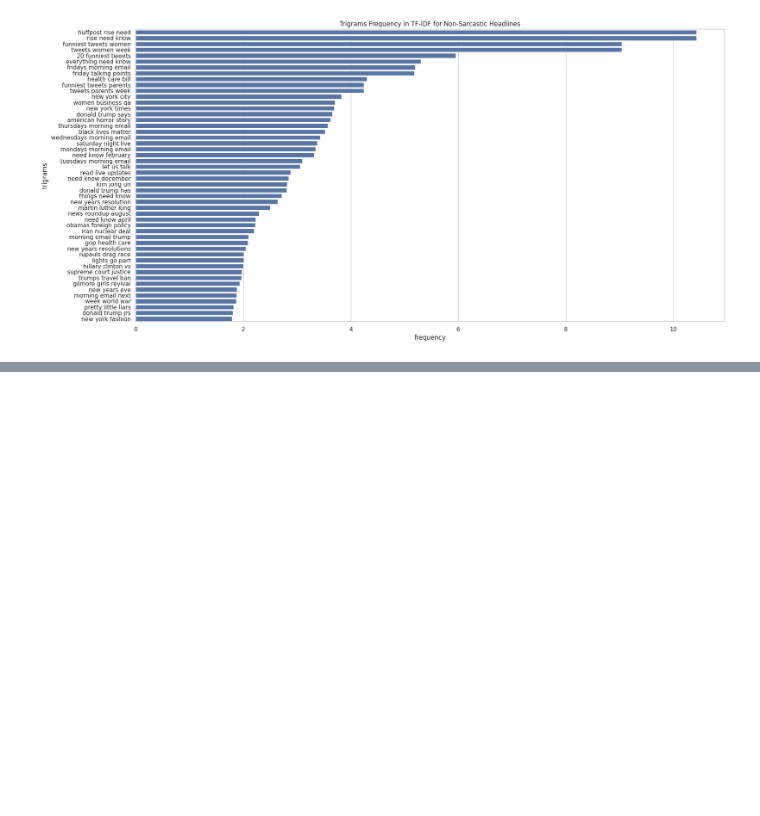
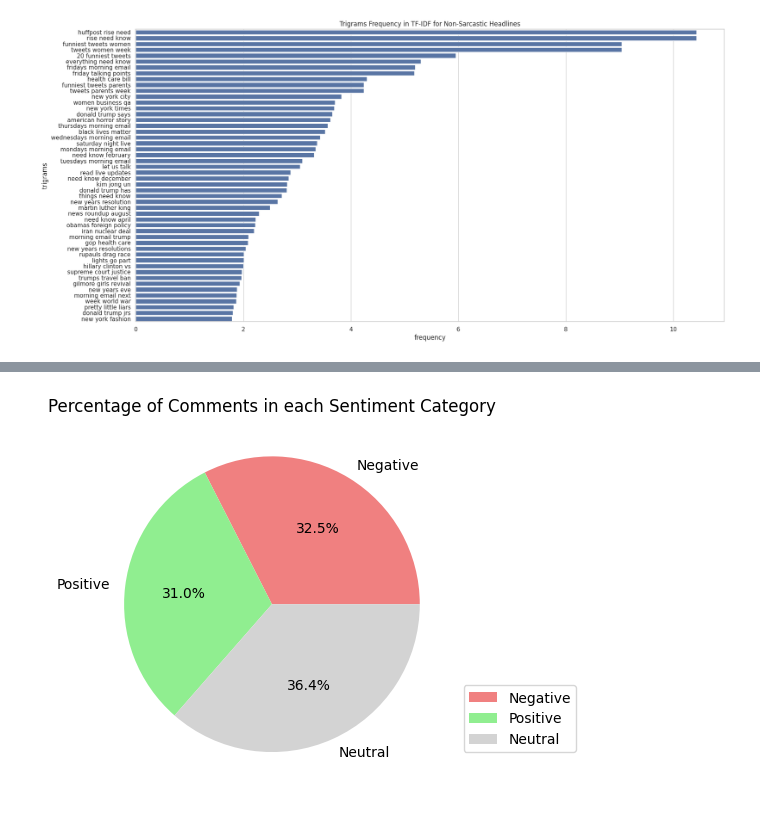
Before and after one commit to vigonometry/CS4248_Group8_SarcasmDetection, a Jupyter notebook: 03_EDA.ipynb, the cells around one changed output, grey strips where cells are left out. Drawn from its saved outputs; the diff is of its cells as text; code cells hidden in the pictures; blank space fills up the shorter version.

```diff
--- a/03_EDA.ipynb
+++ b/03_EDA.ipynb
@@ -33,7 +46,6 @@ def literal_eval_column(column):
     except (ValueError, SyntaxError):
         return column
 
-# 列表类型的列名
 columns_to_parse = [
     'tokenized_text_nltk', 'tokenized_text_spacy',
     'pos_tagged_text_spacy', 'lemmatized_text_spacy',
@@ -41,12 +53,10 @@ columns_to_parse = [
     'bpe_tokens', 'wordpiece_tokens'
 ]
 
-# 创建一个字典用于converters参数
 converters = {col: literal_eval_column for col in columns_to_parse}
 
-# 读取CSV文件并应用converters
-preprocessed_stopword_removed = pd.read_csv('/content/drive/MyDrive/CS4248/CS4248_Group8_SarcasmDetection/data/preprocessed_stopwords_removed.csv', converters=converters)
-preprocessed=pd.read_csv('/content/drive/MyDrive/CS4248/CS4248_Group8_SarcasmDetection/data/preprocessed.csv',converters=converters)
+preprocessed_stopword_removed = pd.read_csv('data/preprocessed_stopwords_removed.csv', converters=converters)
+preprocessed=pd.read_csv('data/preprocessed.csv',converters=converters)
 # %%
 preprocessed_stopword_removed.head()
 # %% [output]
@@ -643,0 +727,16 @@ plt.show()
+# %%
+# visualize the distribution of sentiment category
+senti_pie_count_list = []
+senti_pie_count_list.append(len(sentiment_df[sentiment_df['compound'] < -0.05]))
+senti_pie_count_list.append(len(sentiment_df[sentiment_df['compound'] > 0.05]))
+senti_pie_count_list.append(len(sentiment_df[(sentiment_df['compound'] < 0.05) & (sentiment_df['compound'] > -0.05)]))
+
+colors = ['lightcoral', 'lightgreen', 'lightgrey']
+labels = ["Negative","Positive","Neutral"]
+
+plt.pie(np.array(senti_pie_count_list),labels = labels, colors = colors,autopct='%1.1f%%')
+plt.title("Percentage of Comments in each Sentiment Category")
+plt.legend(bbox_to_anchor=(1, 0.3))
+plt.show()
+# %% [output]
+[figure, added]
```
Also changed, not shown: parts of 19 cells of this notebook.
